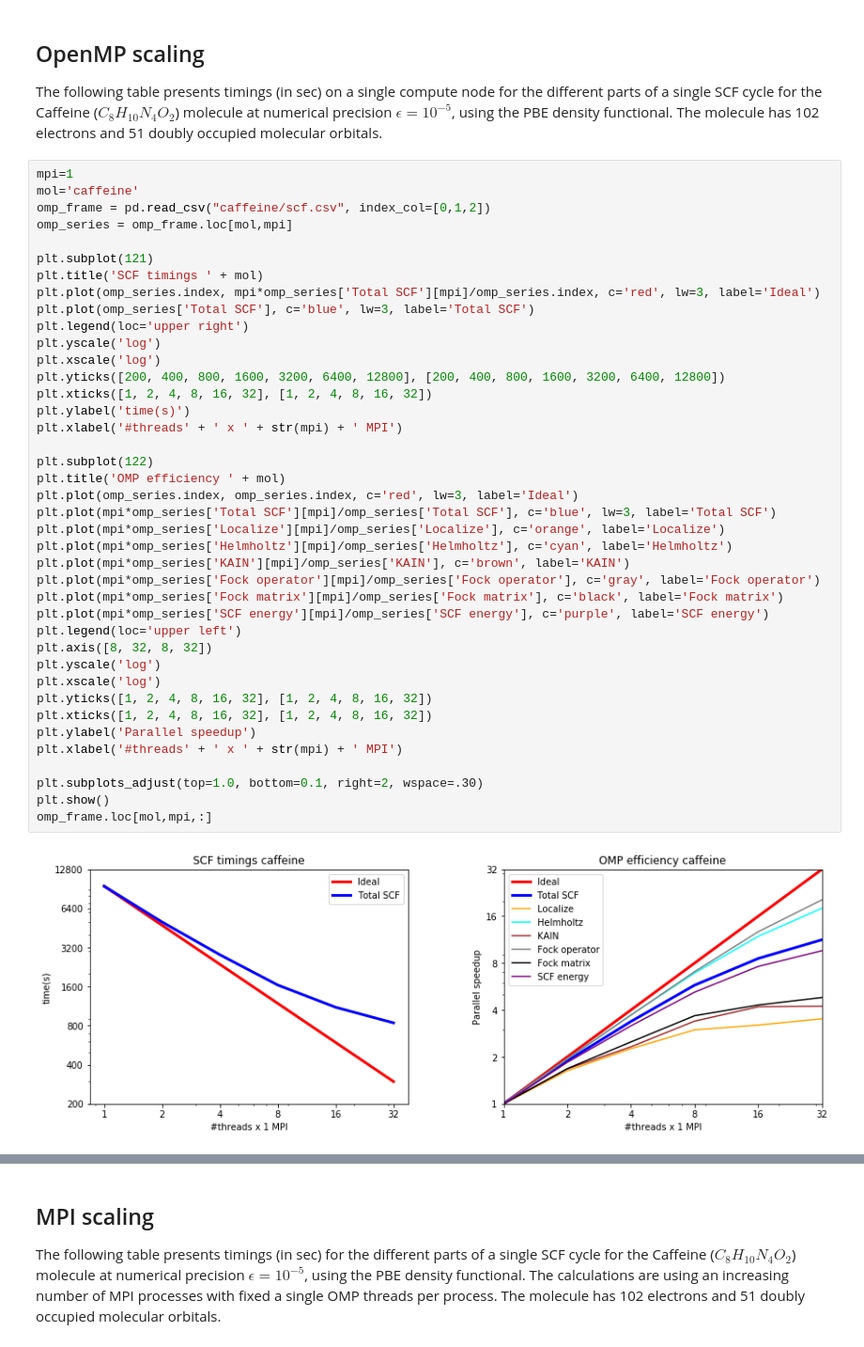
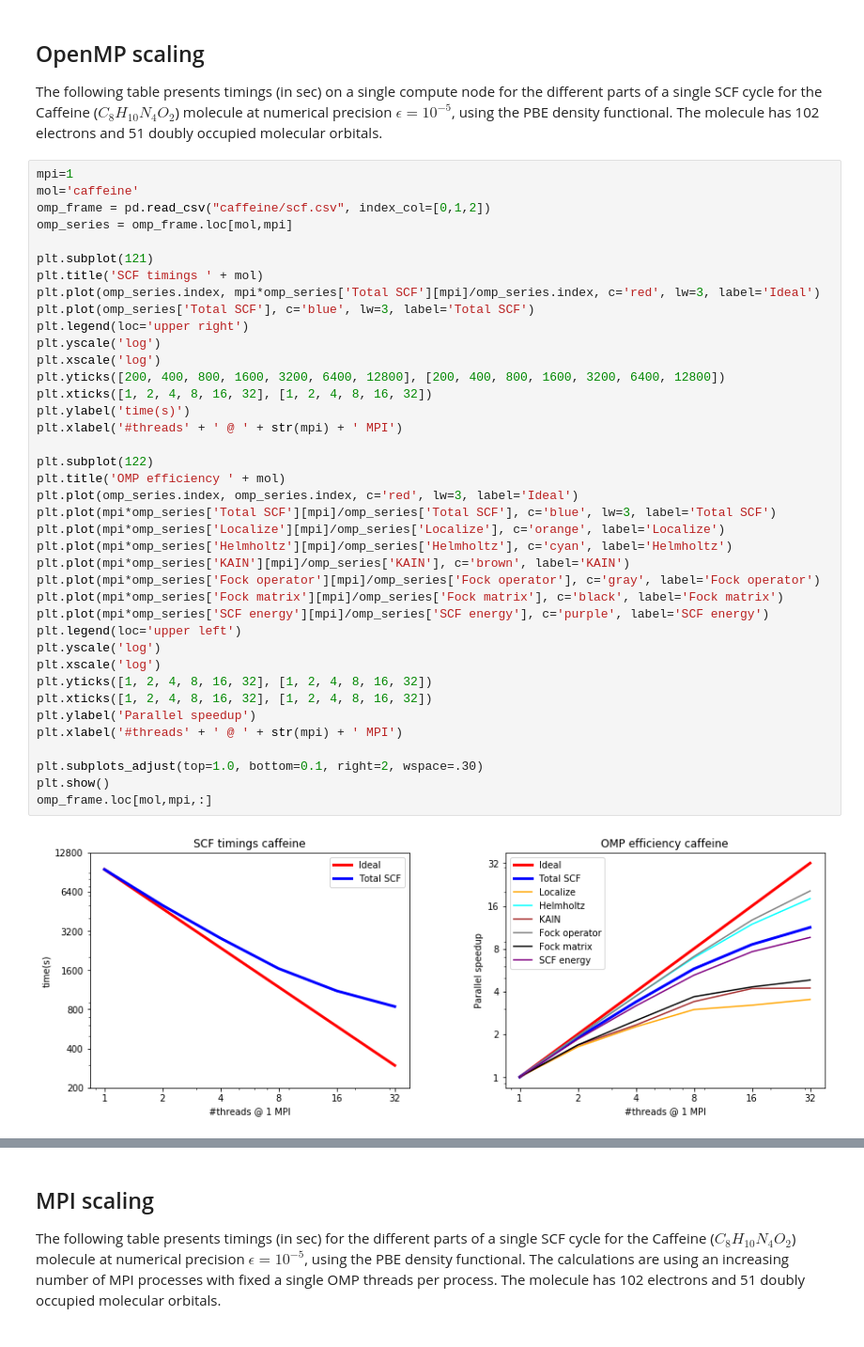
Before and after one commit to MRChemSoft/mrchem-benchmark, a Jupyter notebook: caffeine.ipynb, the cells around one changed output, grey strips where cells are left out. Shown at 94% size. Cells and saved outputs as stored; diff of their text form.

```diff
--- a/caffeine.ipynb
+++ b/caffeine.ipynb
@@ -70,37 +71,36 @@ plt.title('SCF timings ' + mol)
 plt.plot(omp_series.index, mpi*omp_series['Total SCF'][mpi]/omp_series.index, c='red', lw=3, label='Ideal')
 plt.plot(omp_series['Total SCF'], c='blue', lw=3, label='Total SCF')
 plt.legend(loc='upper right')
 plt.yscale('log')
 plt.xscale('log')
 plt.yticks([200, 400, 800, 1600, 3200, 6400, 12800], [200, 400, 800, 1600, 3200, 6400, 12800])
 plt.xticks([1, 2, 4, 8, 16, 32], [1, 2, 4, 8, 16, 32])
 plt.ylabel('time(s)')
-plt.xlabel('#threads' + ' x ' + str(mpi) + ' MPI')
+plt.xlabel('#threads' + ' @ ' + str(mpi) + ' MPI')
 
 plt.subplot(122)
 plt.title('OMP efficiency ' + mol)
 plt.plot(omp_series.index, omp_series.index, c='red', lw=3, label='Ideal')
 plt.plot(mpi*omp_series['Total SCF'][mpi]/omp_series['Total SCF'], c='blue', lw=3, label='Total SCF')
 plt.plot(mpi*omp_series['Localize'][mpi]/omp_series['Localize'], c='orange', label='Localize')
 plt.plot(mpi*omp_series['Helmholtz'][mpi]/omp_series['Helmholtz'], c='cyan', label='Helmholtz')
 plt.plot(mpi*omp_series['KAIN'][mpi]/omp_series['KAIN'], c='brown', label='KAIN')
 plt.plot(mpi*omp_series['Fock operator'][mpi]/omp_series['Fock operator'], c='gray', label='Fock operator')
 plt.plot(mpi*omp_series['Fock matrix'][mpi]/omp_series['Fock matrix'], c='black', label='Fock matrix')
 plt.plot(mpi*omp_series['SCF energy'][mpi]/omp_series['SCF energy'], c='purple', label='SCF energy')
 plt.legend(loc='upper left')
-plt.axis([8, 32, 8, 32])
 plt.yscale('log')
 plt.xscale('log')
 plt.yticks([1, 2, 4, 8, 16, 32], [1, 2, 4, 8, 16, 32])
 plt.xticks([1, 2, 4, 8, 16, 32], [1, 2, 4, 8, 16, 32])
 plt.ylabel('Parallel speedup')
-plt.xlabel('#threads' + ' x ' + str(mpi) + ' MPI')
+plt.xlabel('#threads' + ' @ ' + str(mpi) + ' MPI')
 
 plt.subplots_adjust(top=1.0, bottom=0.1, right=2, wspace=.30)
 plt.show()
 omp_frame.loc[mol,mpi,:]
 # %% [output]
-[figure, old version]
+[figure, new version]
 |  | Localize | SCF energy | Helmholtz | Lowdin | KAIN | Fock operator | Fock matrix | Total SCF |
 | OMP |  |  |  |  |  |  |  |  |
 | 1 | 539.122 | 583.3620 | 7030.860 | 91.8980 | 58.2897 | 434.3580 | 701.451 | 9485.070 |
```
Also changed, not shown: parts of 3 cells of this notebook.
